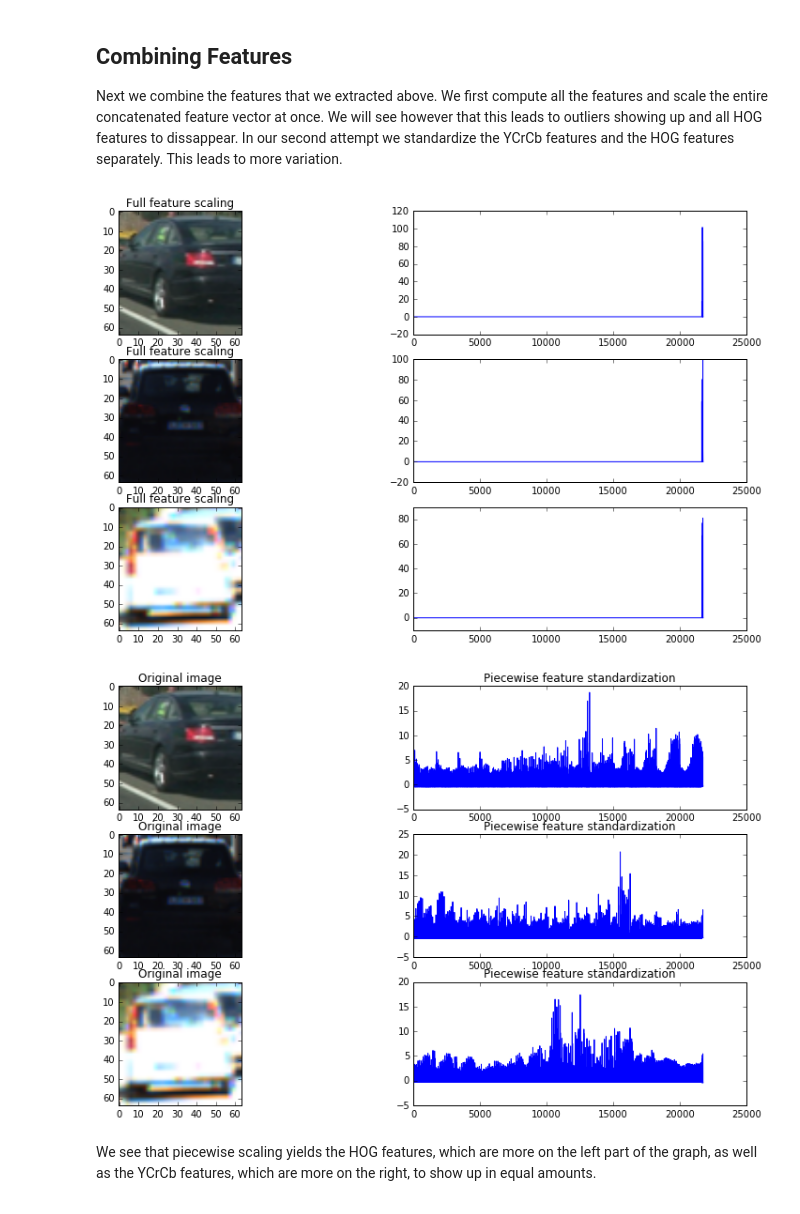
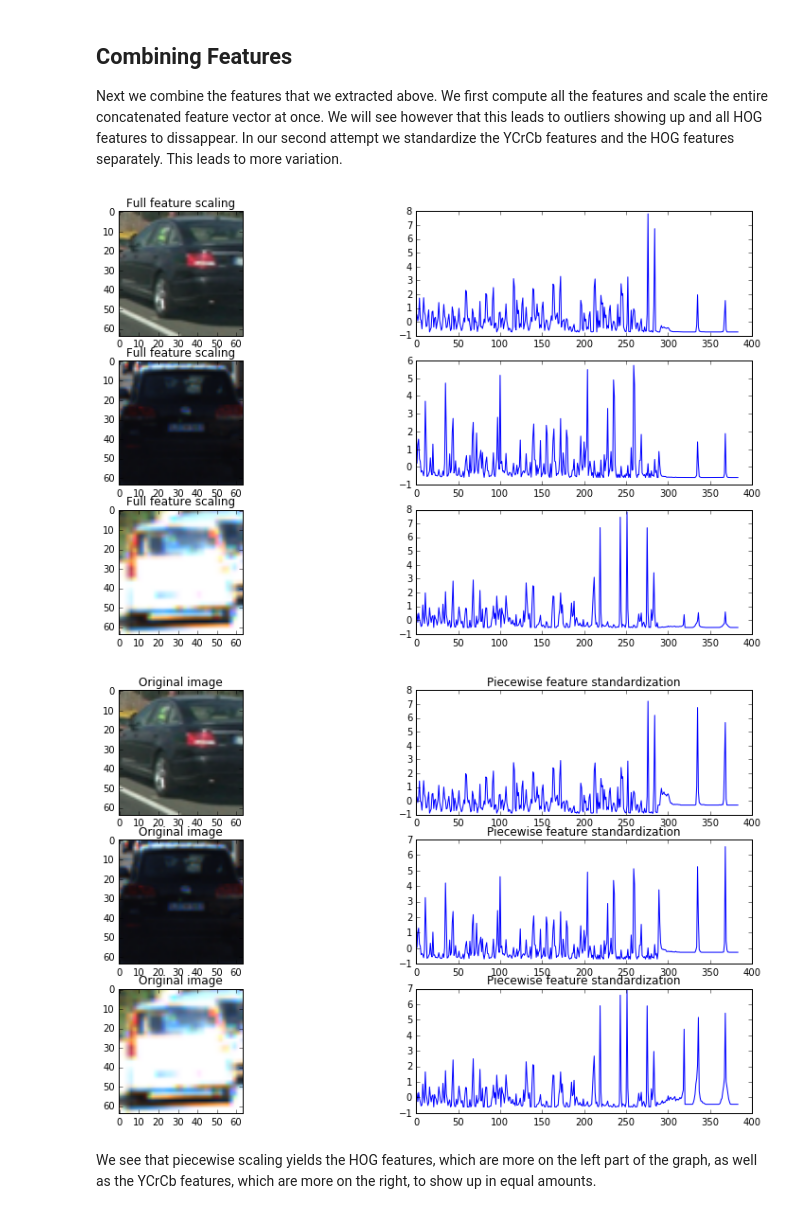
Before and after one commit to abossenbroek/CarND-Vehicle-Detection, a Jupyter notebook: Vehicle_Detection.ipynb, the cells around one changed output. Drawn from its saved outputs; the diff is of its cells as text; code cells hidden in the pictures.

```diff
--- a/Vehicle_Detection.ipynb
+++ b/Vehicle_Detection.ipynb
@@ -120,53 +120,52 @@ We see that we get interesting peaks in the histograms and that even standardize
 ## Combining Features
 Next we combine the features that we extracted above. We first compute all the features and scale the entire concatenated feature vector at once. We will see however that this leads to outliers showing up and all HOG features to dissappear. In our second attempt we standardize the YCrCb features and the HOG features separately. This leads to more variation.
 # %%
-from sklearn.preprocessing import StandardScaler
-
 def color_hist(img, nbins=32, bins_range=(0,256)):
-    Y_channel = np.histogram(img[:,:,0], bins=nbins, range=bins_range)
-    Cr_channel = np.histogram(img[:,:,1], bins=nbins, range=bins_range)
-    Cb_channel = np.histogram(img[:,:,2], bins=nbins, range=bins_range)
+    Y_channel = np.histogram(img[:,:,0], bins=nbins, range=bins_range, density=True)
+    Cr_channel = np.histogram(img[:,:,1], bins=nbins, range=bins_range, density=True)
+    Cb_channel = np.histogram(img[:,:,2], bins=nbins, range=bins_range, density=True)
     hist_feature = np.concatenate((Y_channel[0], Cr_channel[0], Cb_channel[0]))
     return hist_feature
 
-def hog_features(img, orient=8, pix_per_cell=2, cell_per_block=4):
+def hog_features(img, orient=8, pix_per_cell=8, cell_per_block=2):
     features = hog(img, orientations=orient, pixels_per_cell=(pix_per_cell, pix_per_cell),
                    cells_per_block=(cell_per_block, cell_per_block), transform_sqrt=False,
                    visualise=False)
     return features
 
 
-def extract_features_norm_all(img, size=32):
+def extract_features(img, size=32):
     img = cv2.resize(img, (size, size))
     hog_feat = hog_features(img[:,:,0])
     color_feat = color_hist(img)
     all_features = np.concatenate((hog_feat, color_feat))
-    all_features = all_features.reshape(-1, 1).astype(np.float64)
-    scaler = StandardScaler().fit(all_features)
-    scaled_features = scaler.transform(all_features)
-    return scaled_features
+    return all_features
 # %%
 import matplotlib.gridspec as gridspec
+from sklearn.preprocessing import StandardScaler
 
 def plot_features_norm_all(images):
     fig = plt.figure(figsize=(14,8))
     gs = gridspec.GridSpec(len(images),2)
     for i, image_name in enumerate(images):
         # Read the image and convert it to YCrCb color space
         img = cv2.imread(image_name)
         img_conv = cv2.cvtColor(img, cv2.COLOR_BGR2YCR_CB)
         ax = plt.subplot(gs[i * 2])
         ax.imshow(cv2.cvtColor(img, cv2.COLOR_BGR2RGB))
-        features = extract_features_norm_all(img_conv)
+        features = extract_features(img_conv)
+        features = features.reshape(-1, 1).astype(np.float64)
+        scaler = StandardScaler().fit(features)
+        scaled_features = scaler.transform(features)
         plt.title('Full feature scaling')
         ax = plt.subplot(gs[i * 2 + 1])
-        ax.plot(features)
+        ax.plot(scaled_features)
 
     return None
 
 plot_features_norm_all(test_images)
 # %% [output]
-[figure, old version]
+[figure, new version]
 # %%
 def extract_features_norm_pc(img, size=32):
     img = cv2.resize(img, (size, size))
@@ -199,7 +198,7 @@ def plot_features_norm_pc(images):
 
 plot_features_norm_pc(test_images)
 # %% [output]
-[figure, old version]
+[figure, new version]
 # %% [markdown]
 We see that piecewise scaling yields the HOG features, which are more on the left part of the graph, as well as the YCrCb features, which are more on the right, to show up in equal amounts.
 # %%
```
Also changed, not shown: parts of 13 cells of this notebook, 2 other files.
